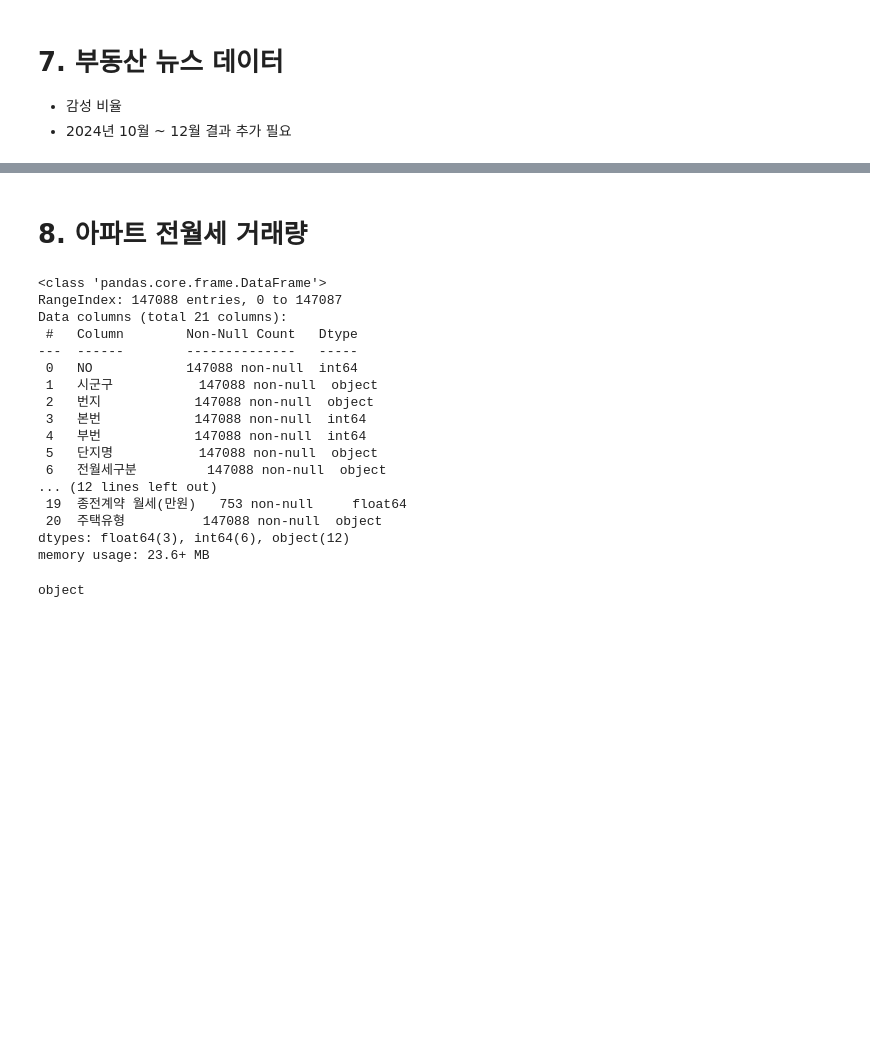
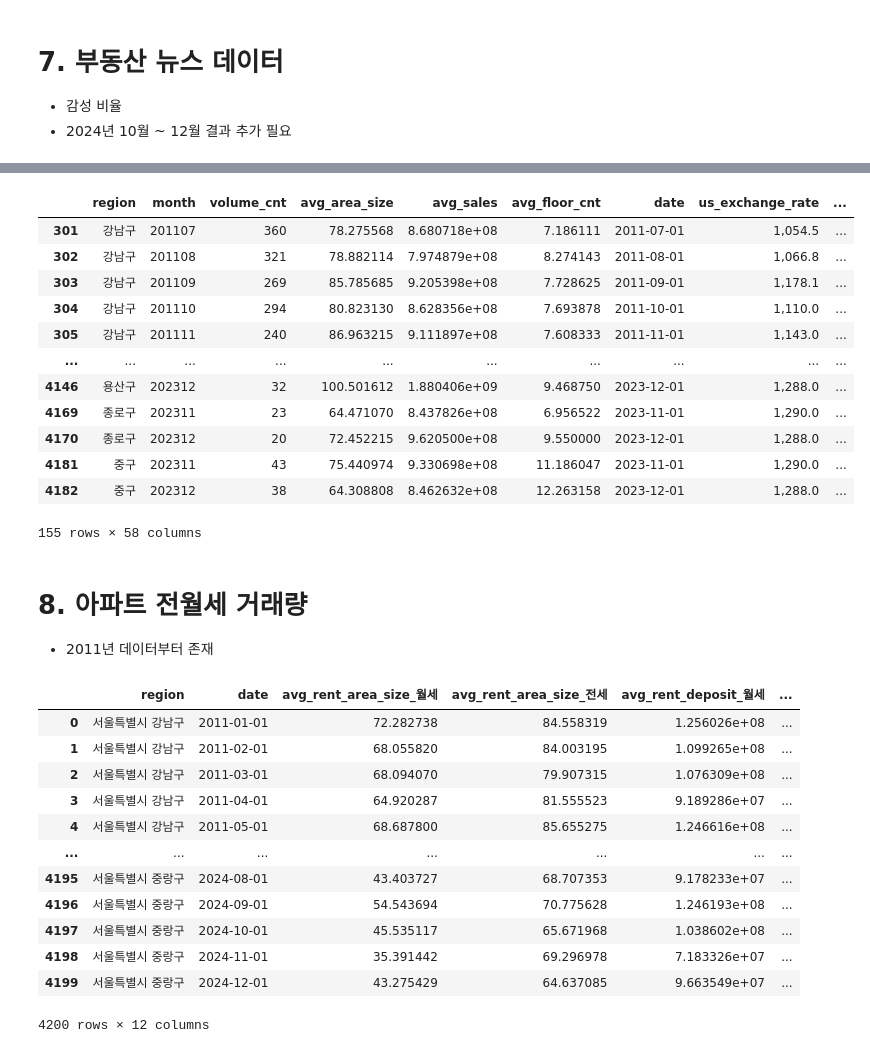
Before and after one commit to lucio-karin0506/APT_volume_anomaly_detection, a Jupyter notebook: dataset_preprocessing.ipynb, the cells around one changed output, grey strips where cells are left out. Cells and saved outputs as stored; diff of their text form; code cells hidden in the pictures; blank space fills up the shorter version.

```diff
--- a/dataset_preprocessing.ipynb
+++ b/dataset_preprocessing.ipynb
@@ -423,2 +677,19 @@ monthly_apt_volume_df
+# %%
+monthly_apt_volume_df[monthly_apt_volume_df.article_cnt.isnull()]
+# %% [output]
+|  | region | month | volume_cnt | avg_area_size | avg_sales | avg_floor_cnt | date | us_exchange_rate | ... |
+| 301 | 강남구 | 201107 | 360 | 78.275568 | 8.680718e+08 | 7.186111 | 2011-07-01 | 1,054.5 | ... |
+| 302 | 강남구 | 201108 | 321 | 78.882114 | 7.974879e+08 | 8.274143 | 2011-08-01 | 1,066.8 | ... |
+| 303 | 강남구 | 201109 | 269 | 85.785685 | 9.205398e+08 | 7.728625 | 2011-09-01 | 1,178.1 | ... |
+| 304 | 강남구 | 201110 | 294 | 80.823130 | 8.628356e+08 | 7.693878 | 2011-10-01 | 1,110.0 | ... |
+| 305 | 강남구 | 201111 | 240 | 86.963215 | 9.111897e+08 | 7.608333 | 2011-11-01 | 1,143.0 | ... |
+| ... | ... | ... | ... | ... | ... | ... | ... | ... | ... |
+| 4146 | 용산구 | 202312 | 32 | 100.501612 | 1.880406e+09 | 9.468750 | 2023-12-01 | 1,288.0 | ... |
+| 4169 | 종로구 | 202311 | 23 | 64.471070 | 8.437826e+08 | 6.956522 | 2023-11-01 | 1,290.0 | ... |
+| 4170 | 종로구 | 202312 | 20 | 72.452215 | 9.620500e+08 | 9.550000 | 2023-12-01 | 1,288.0 | ... |
+| 4181 | 중구 | 202311 | 43 | 75.440974 | 9.330698e+08 | 11.186047 | 2023-11-01 | 1,290.0 | ... |
+| 4182 | 중구 | 202312 | 38 | 64.308808 | 8.462632e+08 | 12.263158 | 2023-12-01 | 1,288.0 | ... |
+155 rows × 58 columns
 # %% [markdown]
 # 8. 아파트 전월세 거래량
+* 2011년 데이터부터 존재
@@ -425,25 +743,17 @@ monthly_apt_volume_df
 # %%
-qq = pd.read_excel(f'dataset/apt_rent_volume/apt_rent_volume_201106_201205.xlsx', header=12)
-qq.info()
+monthly_apt_rent_volume_df = pd.read_excel('dataset/apt_rent_volume/apt_rent_volume_monthly.xlsx', index_col=0)
+monthly_apt_rent_volume_df
 # %% [output]
+|  | region | date | avg_rent_area_size_월세 | avg_rent_area_size_전세 | avg_rent_deposit_월세 | ... |
+| 0 | 서울특별시 강남구 | 2011-01-01 | 72.282738 | 84.558319 | 1.256026e+08 | ... |
+| 1 | 서울특별시 강남구 | 2011-02-01 | 68.055820 | 84.003195 | 1.099265e+08 | ... |
+| 2 | 서울특별시 강남구 | 2011-03-01 | 68.094070 | 79.907315 | 1.076309e+08 | ... |
+| 3 | 서울특별시 강남구 | 2011-04-01 | 64.920287 | 81.555523 | 9.189286e+07 | ... |
+| 4 | 서울특별시 강남구 | 2011-05-01 | 68.687800 | 85.655275 | 1.246616e+08 | ... |
+| ... | ... | ... | ... | ... | ... | ... |
+| 4195 | 서울특별시 중랑구 | 2024-08-01 | 43.403727 | 68.707353 | 9.178233e+07 | ... |
+| 4196 | 서울특별시 중랑구 | 2024-09-01 | 54.543694 | 70.775628 | 1.246193e+08 | ... |
+| 4197 | 서울특별시 중랑구 | 2024-10-01 | 45.535117 | 65.671968 | 1.038602e+08 | ... |
+| 4198 | 서울특별시 중랑구 | 2024-11-01 | 35.391442 | 69.296978 | 7.183326e+07 | ... |
+| 4199 | 서울특별시 중랑구 | 2024-12-01 | 43.275429 | 64.637085 | 9.663549e+07 | ... |
-<class 'pandas.core.frame.DataFrame'>
-RangeIndex: 147088 entries, 0 to 147087
-Data columns (total 21 columns):
- #   Column        Non-Null Count   Dtype
----  ------        --------------   -----
- 0   NO            147088 non-null  int64
- 1   시군구           147088 non-null  object
- 2   번지            147088 non-null  object
- 3   본번            147088 non-null  int64
- 4   부번            147088 non-null  int64
- 5   단지명           147088 non-null  object
- 6   전월세구분         147088 non-null  object
-... (12 lines left out)
- 19  종전계약 월세(만원)   753 non-null     float64
- 20  주택유형          147088 non-null  object
-dtypes: float64(3), int64(6), object(12)
-memory usage: 23.6+ MB
+4200 rows × 12 columns
-# %%
-print(qq['월세금(만원)'].dtype)
-# %% [output]
-object
```
Also changed, not shown: parts of 34 cells of this notebook, 5 other files.
